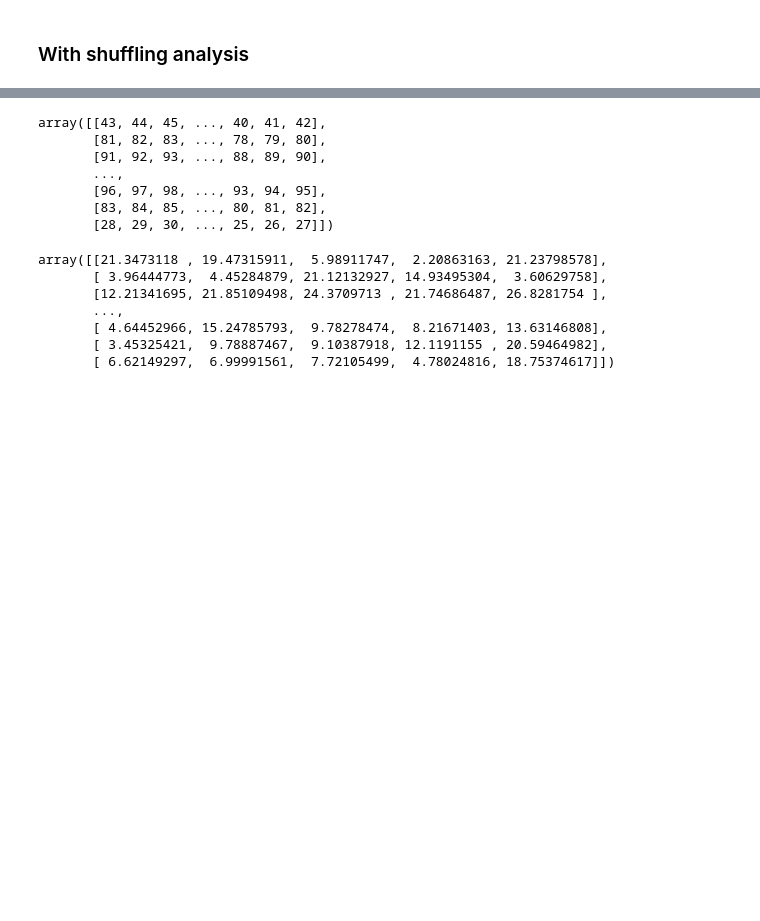
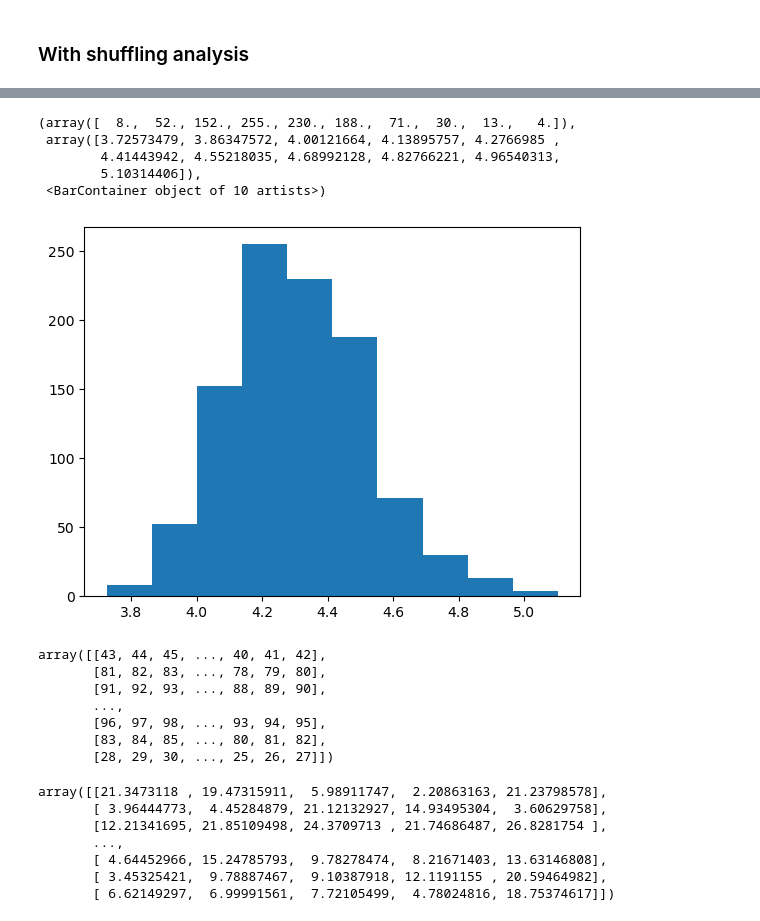
Before and after one commit to tarek-soubra/place-cell-project, a Jupyter notebook: rosegoldplot.ipynb, the cells around one changed output, grey strips where cells are left out. Saved outputs shown, nothing was run; the diff lists cells and outputs as text; code cells hidden in the pictures; blank space fills up the shorter version.

```diff
--- a/rosegoldplot.ipynb
+++ b/rosegoldplot.ipynb
@@ -97,7 +97,7 @@ occp = {}
 
 baseMorphList = {i:baseMorph[i][startIndices[i]] for i in range(nFiles)}
 
-nShuffles = 2
+nShuffles = 100
 
 # SIMatrix = {i:np.zeros((nNeurons[i], 5)) for i in range(nFiles)}
 # baseMorphList = {i:baseMorph[i][startIndices[i]] for i in range(nFiles)}
@@ -155 +148,13 @@ ipdb> exit
+# %%
+thresholds = np.percentile(allSIs[0], 95, axis=0)
+# plt.hist(allSIs[1][0])
+# thresholds
+plt.hist(thresholds[:,3])
+# %% [output]
+(array([  8.,  52., 152., 255., 230., 188.,  71.,  30.,  13.,   4.]),
+ array([3.72573479, 3.86347572, 4.00121664, 4.13895757, 4.2766985 ,
+        4.41443942, 4.55218035, 4.68992128, 4.82766221, 4.96540313,
+        5.10314406]),
+ <BarContainer object of 10 artists>)
+[figure, added]
 # %%
```
Also changed, not shown: parts of 7 cells of this notebook.
